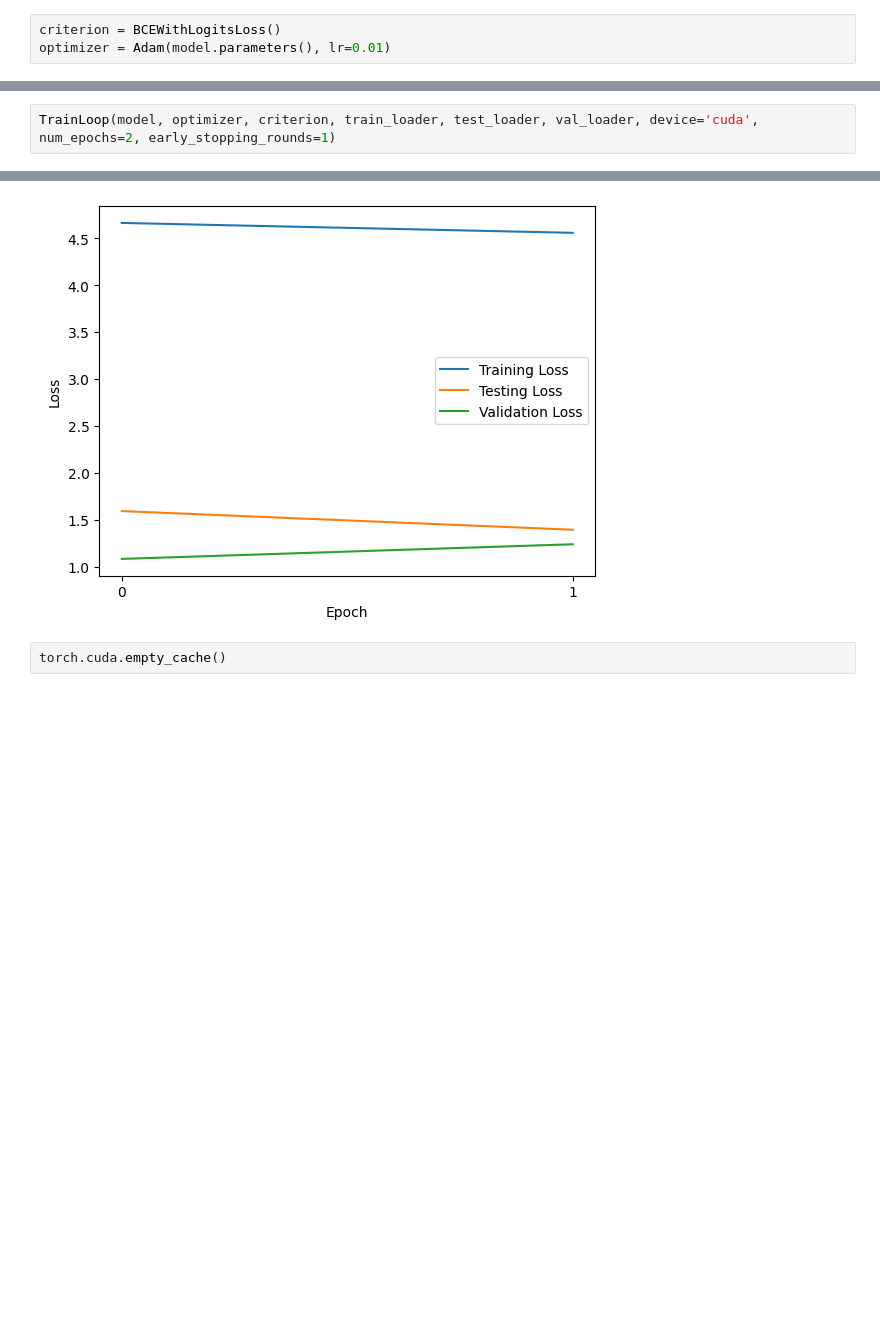
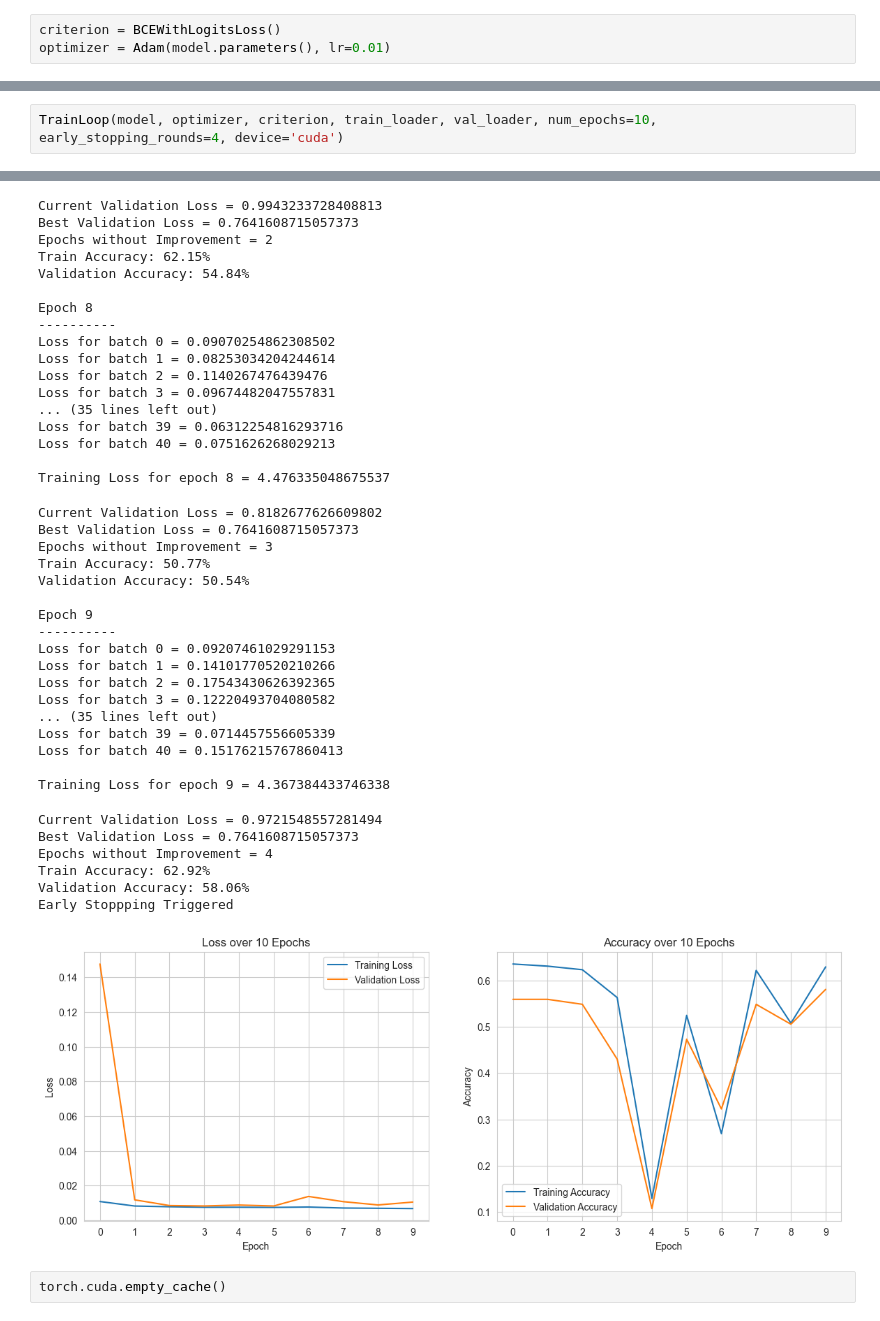
Before and after one commit to Prashant-Tiwari26/Breathing-Problem-Classification, a Jupyter notebook: Notebooks/initial_modelling.ipynb, the cells around one changed output, grey strips where cells are left out. Saved outputs shown, nothing was run; the diff lists cells and outputs as text; blank space fills up the shorter version.

```diff
--- a/Notebooks/initial_modelling.ipynb
+++ b/Notebooks/initial_modelling.ipynb
@@ -137,6 +213,6 @@ def TrainLoop(
     plt.show()
 # %%
-TrainLoop(model, optimizer, criterion, train_loader, test_loader, val_loader, device='cuda', num_epochs=2, early_stopping_rounds=1)
+TrainLoop(model, optimizer, criterion, train_loader, val_loader, num_epochs=10, early_stopping_rounds=4, device='cuda')
 # %% [output]
 Epoch 0
 ----------
@@ -176,3 +353,43 @@ Test Loss for epoch 1 = 1.3920133113861084
+Current Validation Loss = 0.9943233728408813
+Best Validation Loss = 0.7641608715057373
+Epochs without Improvement = 2
+Train Accuracy: 62.15%
+Validation Accuracy: 54.84%
+
+Epoch 8
+----------
+Loss for batch 0 = 0.09070254862308502
+Loss for batch 1 = 0.08253034204244614
+Loss for batch 2 = 0.1140267476439476
+Loss for batch 3 = 0.09674482047557831
+... (35 lines left out)
+Loss for batch 39 = 0.06312254816293716
+Loss for batch 40 = 0.0751626268029213
+
+Training Loss for epoch 8 = 4.476335048675537
+Current Validation Loss = 0.8182677626609802
+Best Validation Loss = 0.7641608715057373
+Epochs without Improvement = 3
+Train Accuracy: 50.77%
+Validation Accuracy: 50.54%
+
+Epoch 9
+----------
+Loss for batch 0 = 0.09207461029291153
+Loss for batch 1 = 0.14101770520210266
+Loss for batch 2 = 0.17543430626392365
+Loss for batch 3 = 0.12220493704080582
+... (35 lines left out)
+Loss for batch 39 = 0.0714457556605339
+Loss for batch 40 = 0.15176215767860413
+
+Training Loss for epoch 9 = 4.367384433746338
+Current Validation Loss = 0.9721548557281494
+Best Validation Loss = 0.7641608715057373
+Epochs without Improvement = 4
+Train Accuracy: 62.92%
+Validation Accuracy: 58.06%
+Early Stoppping Triggered
-[figure, old version]
+[figure, new version]
 # %%
 torch.cuda.empty_cache()
```
Also changed, not shown: parts of 25 cells of this notebook, 3 other files.
